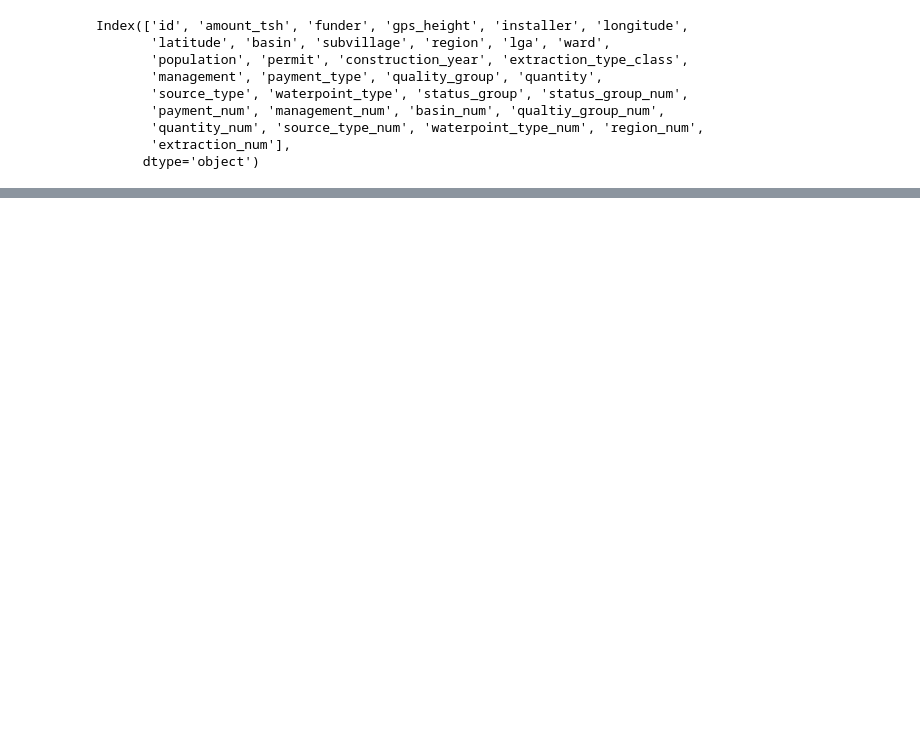
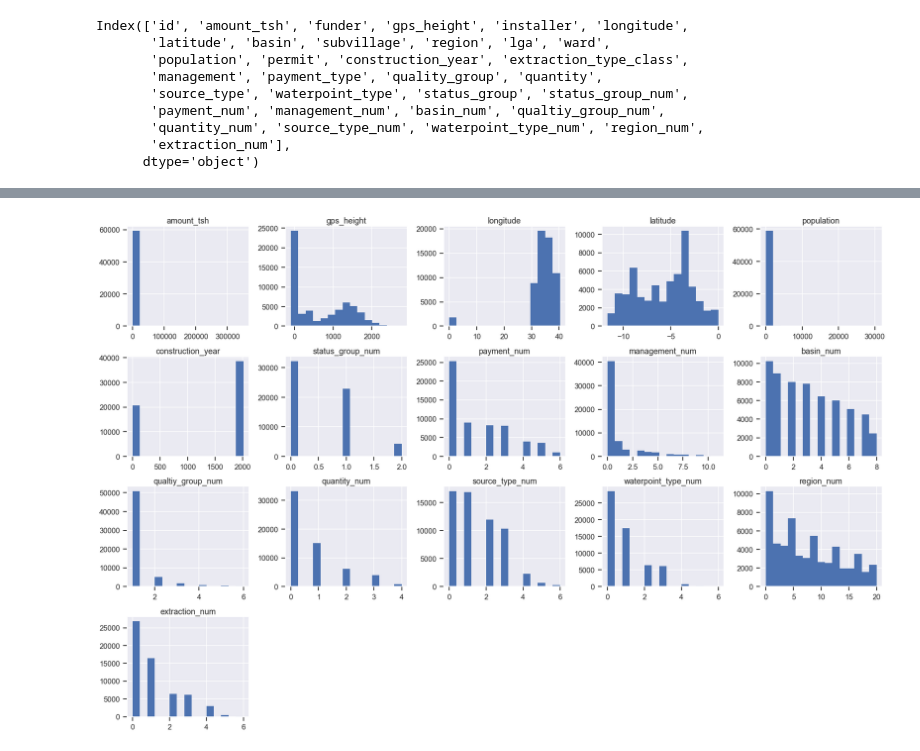
Before and after one commit to tvrjuana/tanzania-water-wells, a Jupyter notebook: eda_mackoy.ipynb, the cells around one changed output, grey strips where cells are left out. Cells and saved outputs as stored; diff of their text form; code cells hidden in the pictures; blank space fills up the shorter version.

```diff
--- a/eda_mackoy.ipynb
+++ b/eda_mackoy.ipynb
@@ -327,0 +817,19 @@ df3 = df2[['status_group_num', 'construction_year', 'qualtiy_group_num']]
+# %%
+# Creating numerical and categorical dataframe for EDA
+numerical = df2[['amount_tsh', 'gps_height', 'longitude',
+       'latitude', 'subvillage', 'region',
+       'population', 'construction_year', 'status_group_num',
+       'payment_num', 'management_num', 'basin_num', 'qualtiy_group_num',
+       'quantity_num', 'source_type_num', 'waterpoint_type_num', 'region_num',
+       'extraction_num']]
+
+categorical = df2[['funder', 'installer', 'basin', 'subvillage',
+       'region', 'lga', 'ward',
+       'permit', 'extraction_type_class',
+       'management', 'payment_type', 'quality_group', 'quantity',
+       'source_type', 'waterpoint_type', 'status_group']]
+# %%
+# Histogram EDA showing frequency of data
+numerical.hist(bins=15, figsize=(30, 20), layout=(4, 5));
+# %% [output]
+[figure, added]
```
Also changed, not shown: parts of 54 cells of this notebook, 2 other files.
